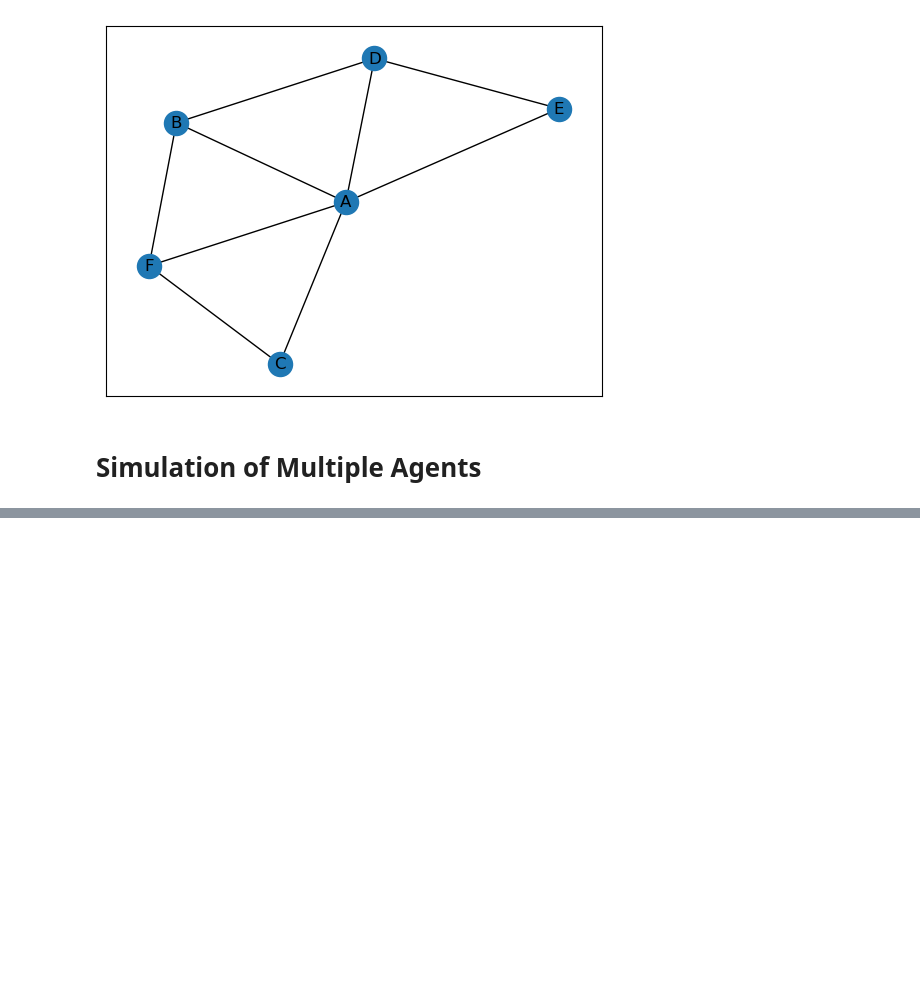
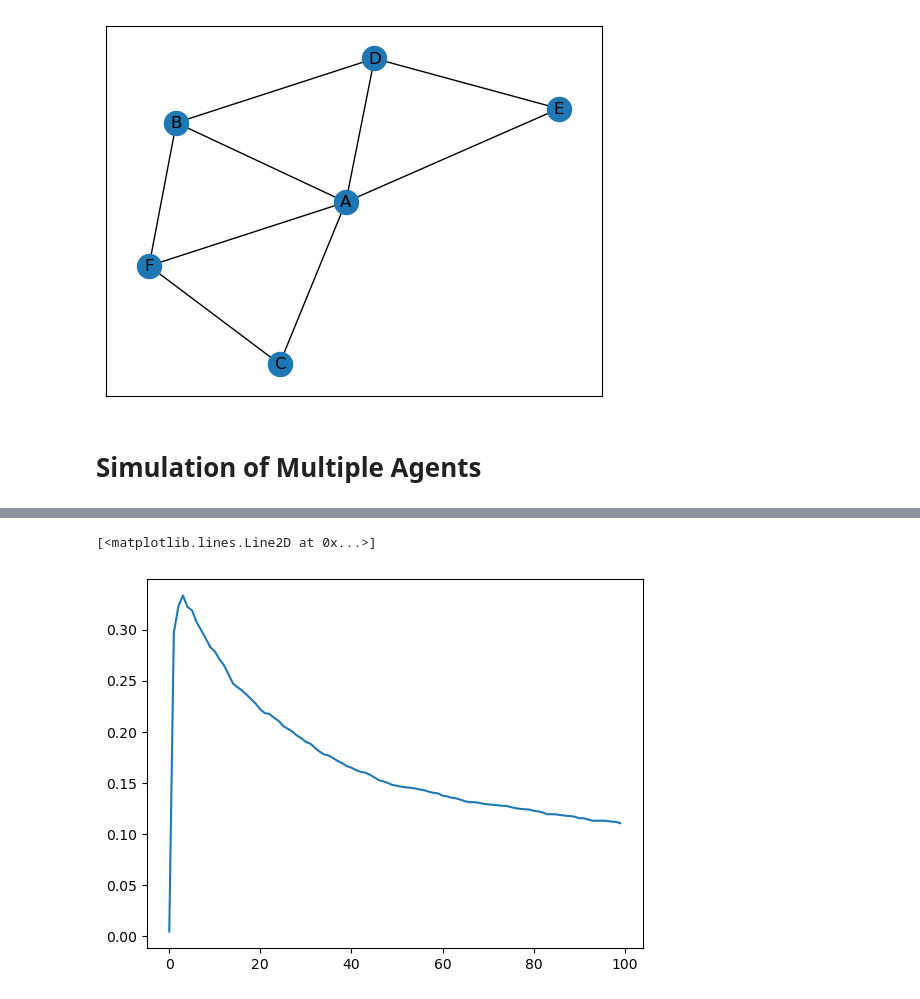
Before and after one commit to ocseckin/pairwise_diffusion, a Jupyter notebook: notebooks/bayesian_update.ipynb, the cells around one changed output, grey strips where cells are left out. Cells and saved outputs as stored; diff of their text form; code cells hidden in the pictures; blank space fills up the shorter version.

```diff
--- a/notebooks/bayesian_update.ipynb
+++ b/notebooks/bayesian_update.ipynb
@@ -388,0 +452,5 @@ agents[0]['association_matrix'][f"+{p1}"][f"+{p2}"].sum()/agents[0]['association
+# %%
+plt.plot([v['evaluatory_agreement'] for v in results[200].values()])
+# %% [output]
+[<matplotlib.lines.Line2D at 0x...>]
+[figure, added]
```
Also changed, not shown: parts of 23 cells of this notebook, 1 other file.
